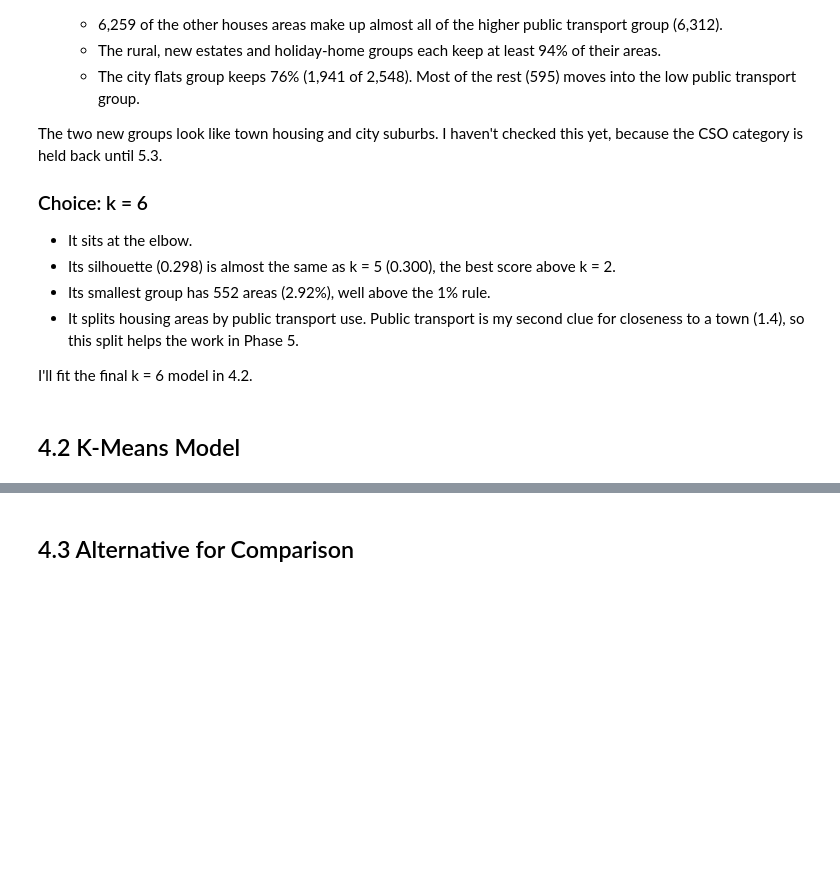
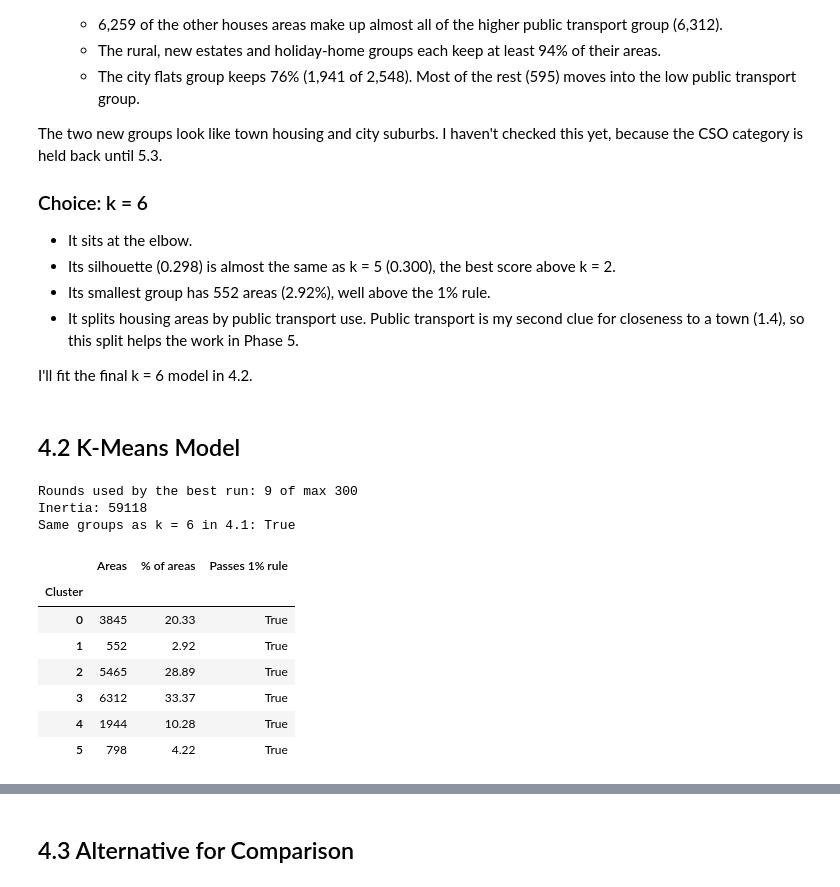
Before and after one commit to SwoopCodes/Data-Analytics_Irish-housing-density, a Jupyter notebook: notebooks/CA2_CRISP_DM_Notebook.ipynb, the cells around one changed output, grey strips where cells are left out. Saved outputs shown, nothing was run; the diff lists cells and outputs as text; code cells hidden in the pictures; blank space fills up the shorter version.

```diff
--- a/notebooks/CA2_CRISP_DM_Notebook.ipynb
+++ b/notebooks/CA2_CRISP_DM_Notebook.ipynb
@@ -1448,3 +1448,36 @@ The two new groups look like town housing and city suburbs. I haven't checked th
 I'll fit the final k = 6 model in 4.2.
 # %% [markdown]
 ## 4.2 K-Means Model
+# %%
+# 4.2 K-Means Model
+# Step 1: fit the final model with the settings chosen in 4.1
+final_k = 6
+kmeans = KMeans(n_clusters=final_k, init="k-means++", n_init=10,
+                max_iter=300, random_state=RANDOM_STATE)
+features_df["Cluster"] = kmeans.fit_predict(X_scaled)
+
+print("Rounds used by the best run:", kmeans.n_iter_, "of max", kmeans.max_iter)
+print("Inertia:", round(kmeans.inertia_))
+print("Same groups as k = 6 in 4.1:", (features_df["Cluster"].values == k_labels[6]).all())
+# %% [output]
+Rounds used by the best run: 9 of max 300
+Inertia: 59118
+Same groups as k = 6 in 4.1: True
+# %%
+# Step 2: how many areas are in each cluster
+cluster_sizes = features_df["Cluster"].value_counts().sort_index()
+size_table = pd.DataFrame({
+    "Areas": cluster_sizes,
+    "% of areas": (cluster_sizes / len(features_df) * 100).round(2),
+})
+size_table["Passes 1% rule"] = size_table["% of areas"] >= 1
+size_table
+# %% [output]
+|  | Areas | % of areas | Passes 1% rule |
+| Cluster |  |  |  |
+| 0 | 3845 | 20.33 | True |
+| 1 | 552 | 2.92 | True |
+| 2 | 5465 | 28.89 | True |
+| 3 | 6312 | 33.37 | True |
+| 4 | 1944 | 10.28 | True |
+| 5 | 798 | 4.22 | True |
```
Also changed, not shown: parts of 3 cells of this notebook, 1 other file.
